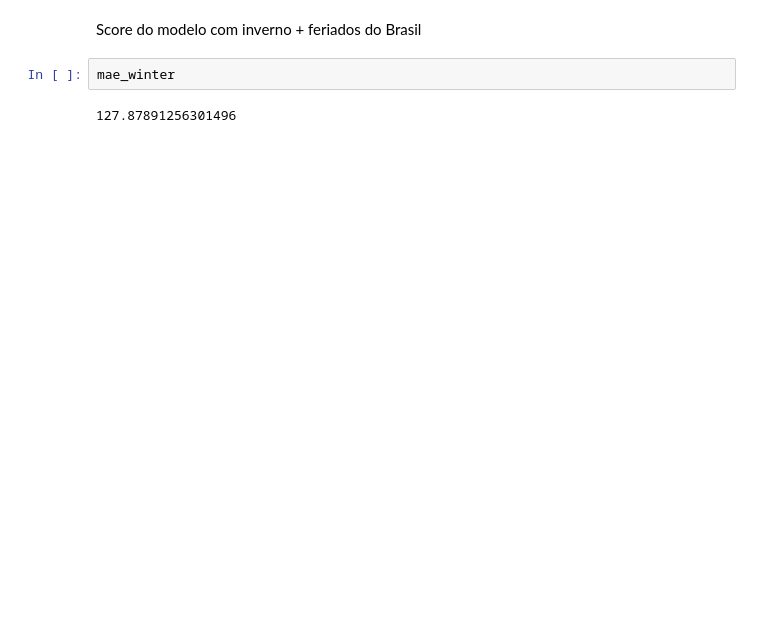
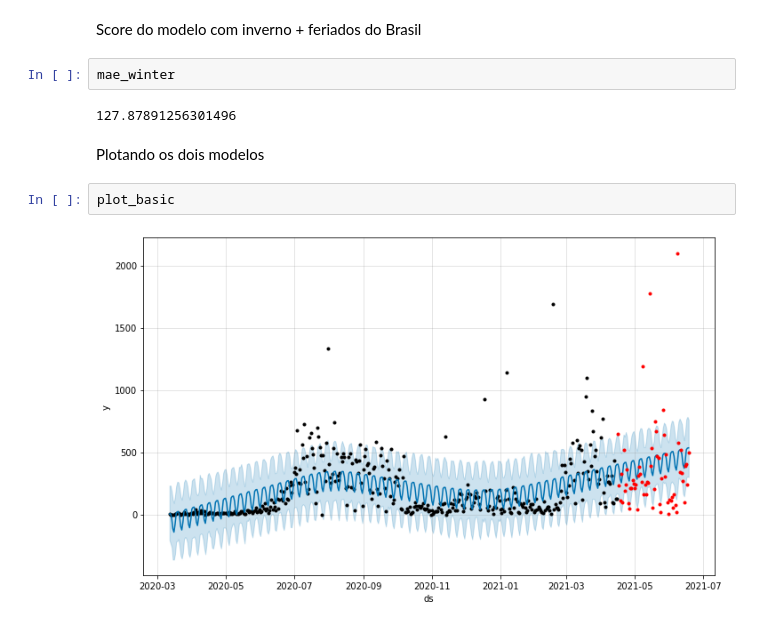
Before and after one commit to itsGab/ds_tentativa_fcst_fbprophet, a Jupyter notebook: nb_fcst/mae_dinah_em_acao.ipynb, the cells around one changed output. Saved outputs shown, nothing was run; the diff lists cells and outputs as text; blank space fills up the shorter version.

```diff
--- a/nb_fcst/mae_dinah_em_acao.ipynb
+++ b/nb_fcst/mae_dinah_em_acao.ipynb
@@ -123,3 +148,9 @@ Score do modelo com inverno + feriados do Brasil
 mae_winter
 # %% [output]
 127.87891256301496
+# %% [markdown]
+Plotando os dois modelos
+# %%
+plot_basic
+# %% [output]
+[figure, added]
```
Also changed, not shown: parts of 28 cells of this notebook.
